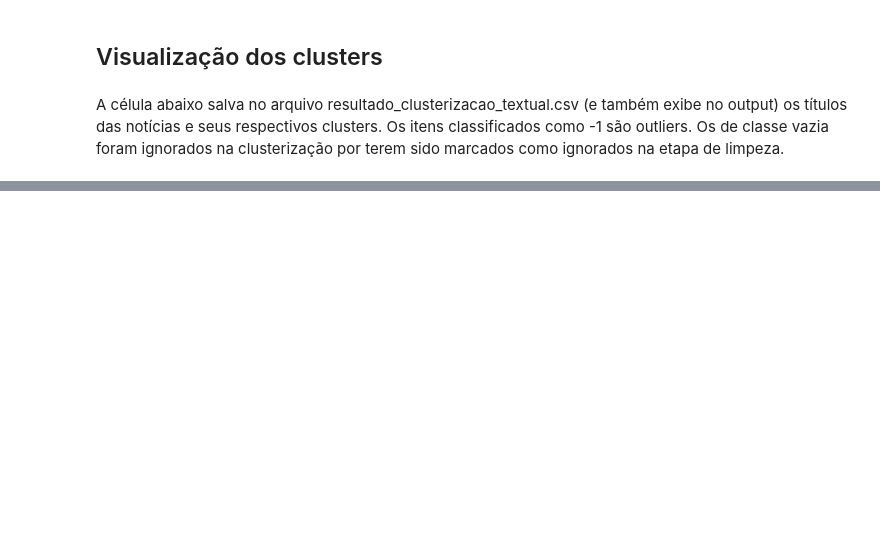
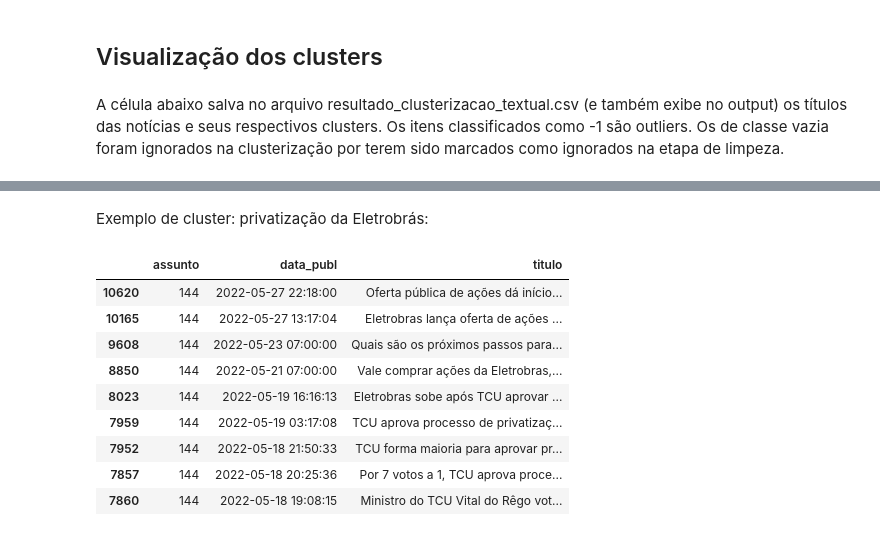
Before and after one commit to esredson/pucmg_iaam, a Jupyter notebook: src/c_clusterizar_por_texto/analise_clusterizacao_textual.ipynb, the cells around one changed output, grey strips where cells are left out. Saved outputs shown, nothing was run; the diff lists cells and outputs as text; code cells hidden in the pictures; blank space fills up the shorter version.

```diff
--- a/src/c_clusterizar_por_texto/analise_clusterizacao_textual.ipynb
+++ b/src/c_clusterizar_por_texto/analise_clusterizacao_textual.ipynb
@@ -167,0 +128,18 @@ len(Counter(noticias_clusterizadas_df['assunto']).items())
+# %% [markdown]
+Exemplo de cluster: privatização da Eletrobrás:
+# %%
+noticias_eletrobras_df = noticias_df.loc[noticias_df['assunto'] == 144][['assunto', 'data_publ', 'titulo']].copy()
+noticias_eletrobras_df.sort_values('data_publ', ascending=False, inplace=True)
+pd.set_option('display.max_colwidth', None)
+noticias_eletrobras_df
+# %% [output]
+|  | assunto | data_publ | titulo |
+| 10620 | 144 | 2022-05-27 22:18:00 | Oferta pública de ações dá início... |
+| 10165 | 144 | 2022-05-27 13:17:04 | Eletrobras lança oferta de ações ... |
+| 9608 | 144 | 2022-05-23 07:00:00 | Quais são os próximos passos para... |
+| 8850 | 144 | 2022-05-21 07:00:00 | Vale comprar ações da Eletrobras,... |
+| 8023 | 144 | 2022-05-19 16:16:13 | Eletrobras sobe após TCU aprovar ... |
+| 7959 | 144 | 2022-05-19 03:17:08 | TCU aprova processo de privatizaç... |
+| 7952 | 144 | 2022-05-18 21:50:33 | TCU forma maioria para aprovar pr... |
+| 7857 | 144 | 2022-05-18 20:25:36 | Por 7 votos a 1, TCU aprova proce... |
+| 7860 | 144 | 2022-05-18 19:08:15 | Ministro do TCU Vital do Rêgo vot... |
```
Also changed, not shown: parts of 8 cells of this notebook, 9 other files.
